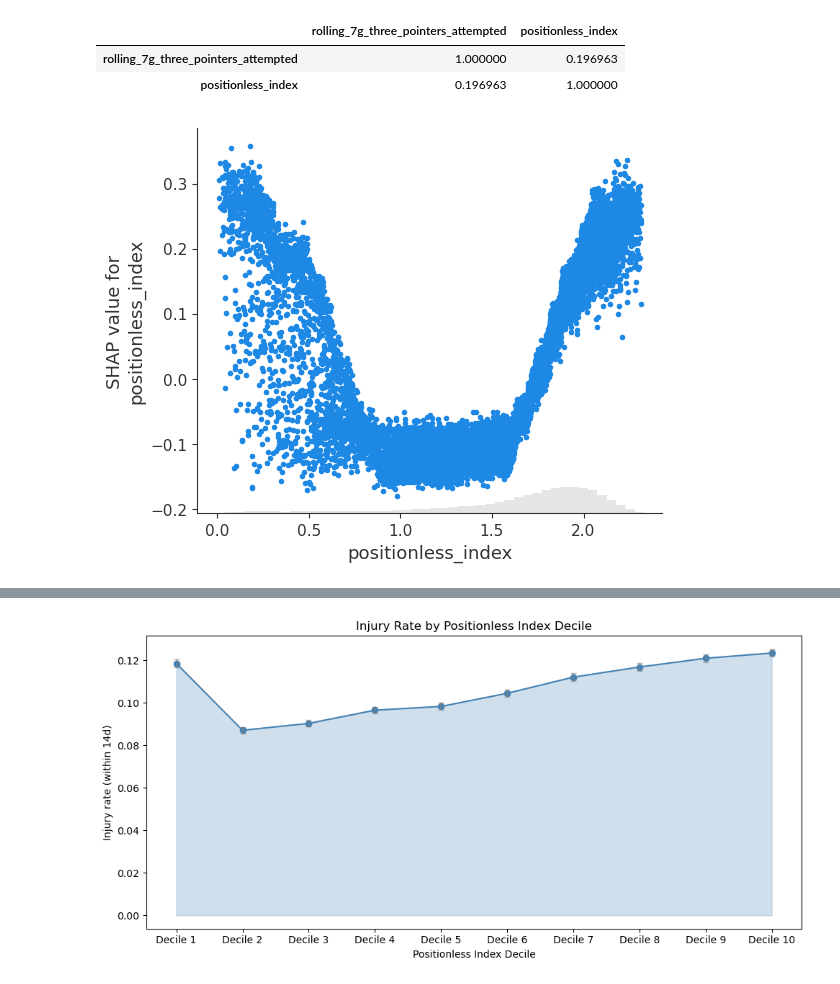
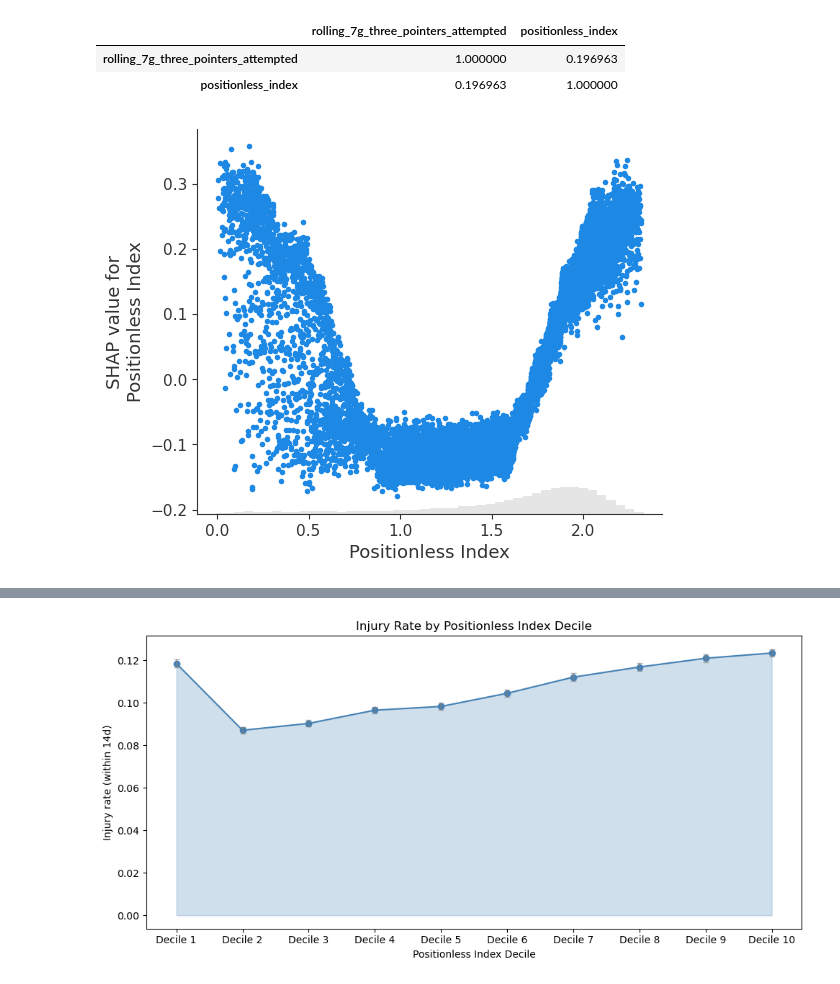
Before and after one commit to vedanttapiavala/positionless-NBA-analytics, a Jupyter notebook: code/014_injury_prediction.ipynb, the cells around one changed output, grey strips where cells are left out. Cells and saved outputs as stored; diff of their text form; code cells hidden in the pictures.

```diff
--- a/code/014_injury_prediction.ipynb
+++ b/code/014_injury_prediction.ipynb
@@ -411,10 +411,25 @@ plt.show()
 import shap
 
 explainer = shap.TreeExplainer(model)
+
+feature_renaming = {
+    "rolling_7g_three_pointers_attempted": '3PA (Rolling: 7 Games)',
+    'rolling_7g_USG': 'Usage Rate (Rolling: 7 Games)',
+    'positionless_index': 'Positionless Index',
+    'rolling_7g_points_per36': 'Points per 36 Minutes (Rolling: 7 Games)',
+    'rolling_7g_rebounds': 'Rebounds (Rolling: 7 Games)',
+    'winPercent_team': 'Team Win Percent',
+    'rolling_7g_minutes': 'Minutes (Rolling: 7 Games)',
+    'rolling_7g_blocks': 'Blocks (Rolling: 7 Games)',
+    'games_last_14d': 'Games Played over the Last 14 Days'
+}
+
 shap_values = explainer(X_test)
 
+shap_values.feature_names = [feature_renaming[c] if c in feature_renaming else c for c in X_test.columns]
+
 shap.plots.beeswarm(
-    shap_values,
+    shap_values, show=False
 )
 
 fig = plt.gcf()
@@ -458,7 +467,7 @@ df[["rolling_7g_three_pointers_attempted",
 | positionless_index | 0.196963 | 1.000000 |
 # %%
 shap.plots.scatter(
-    shap_values[:, "positionless_index"]
+    shap_values[:, "Positionless Index"]
 )
 # %% [output]
-[figure, old version]
+[figure, new version]
```
Also changed, not shown: parts of 3 cells of this notebook.
